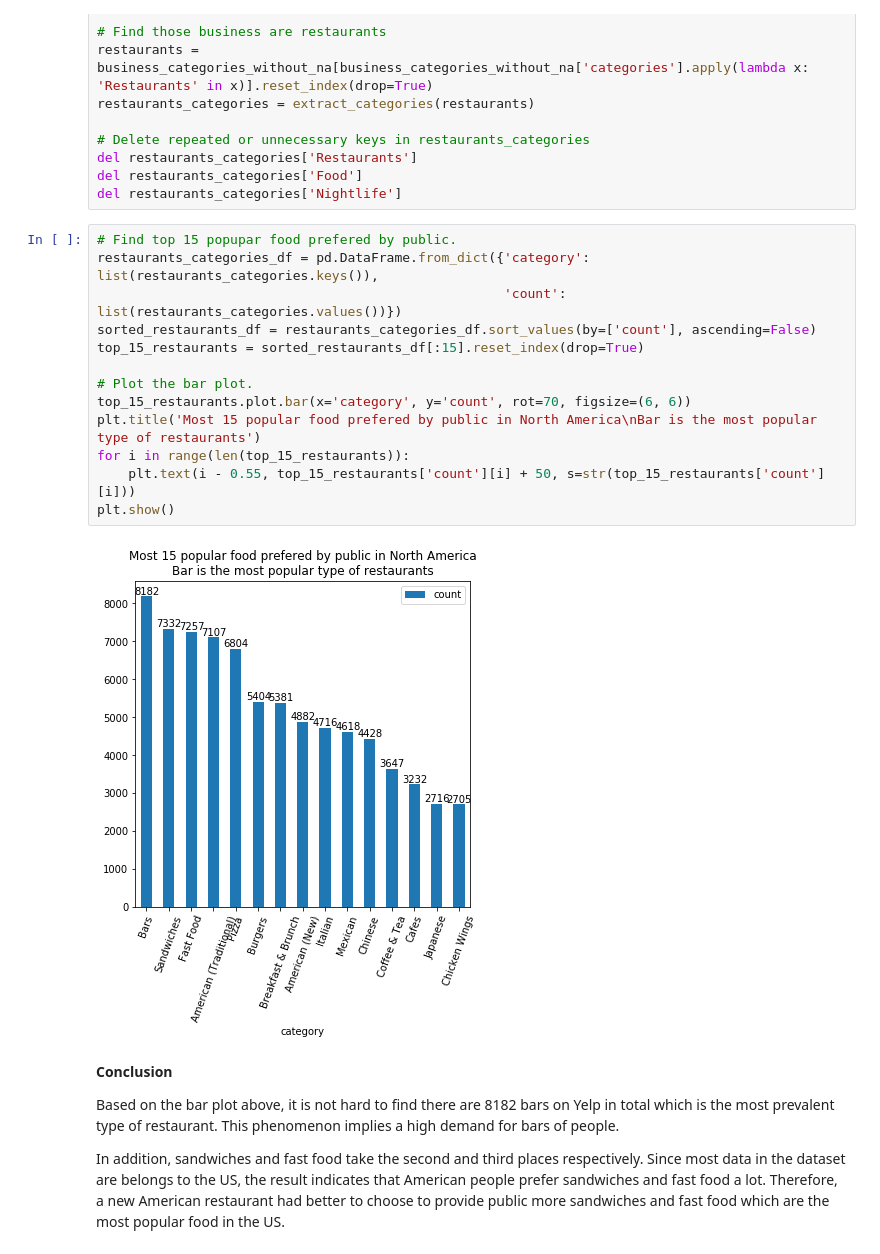
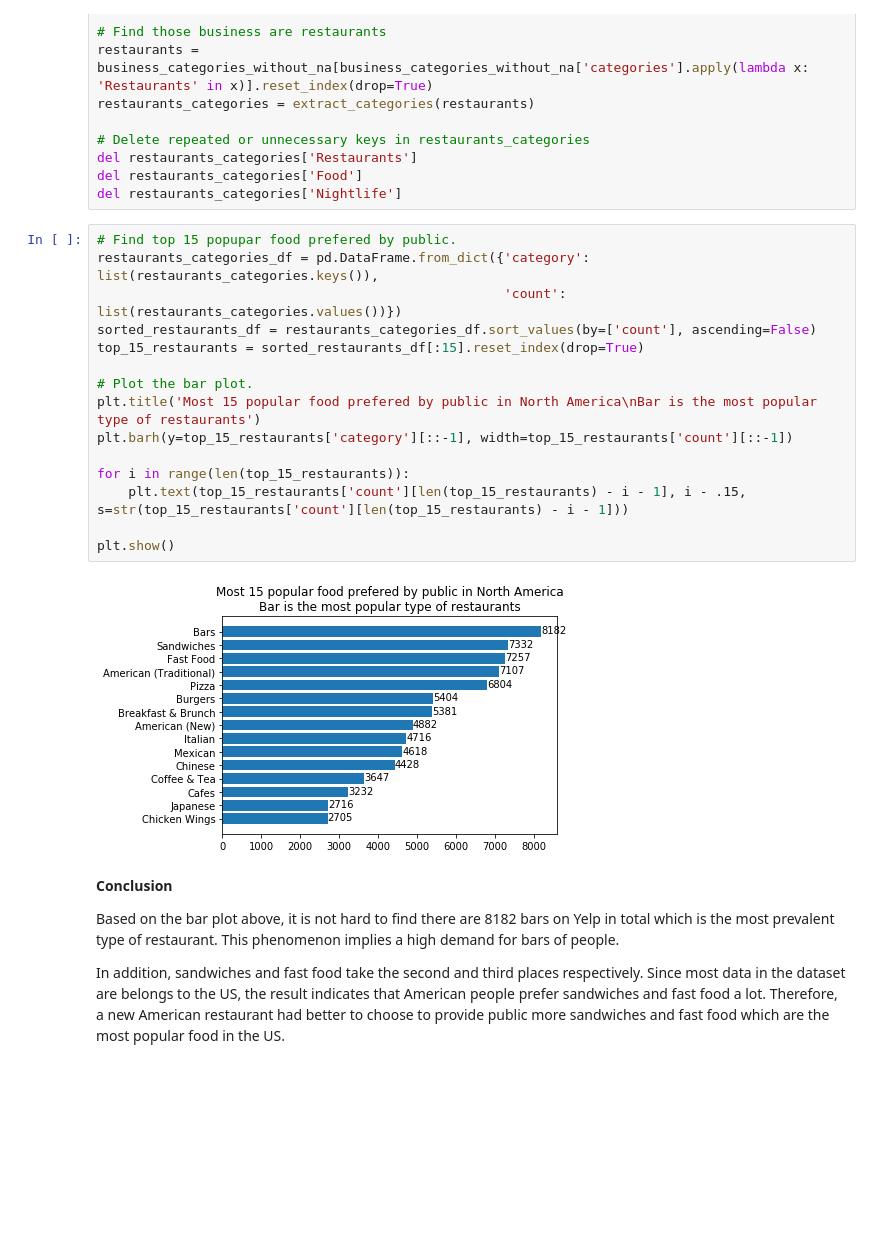
Before and after one commit to wsxwsx543/Yelp-Exploring, a Jupyter notebook: assignment2.ipynb, the cells around one changed output. Saved outputs shown, nothing was run; the diff lists cells and outputs as text; blank space fills up the shorter version.

Commit message:
Modify some visualizations

```diff
--- a/assignment2.ipynb
+++ b/assignment2.ipynb
@@ -320,18 +324,20 @@ del restaurants_categories['Nightlife']
 # %%
 # Find top 15 popupar food prefered by public.
 restaurants_categories_df = pd.DataFrame.from_dict({'category': list(restaurants_categories.keys()),
                                                     'count': list(restaurants_categories.values())})
 sorted_restaurants_df = restaurants_categories_df.sort_values(by=['count'], ascending=False)
 top_15_restaurants = sorted_restaurants_df[:15].reset_index(drop=True)
 
 # Plot the bar plot.
-top_15_restaurants.plot.bar(x='category', y='count', rot=70, figsize=(6, 6))
 plt.title('Most 15 popular food prefered by public in North America\nBar is the most popular type of restaurants')
+plt.barh(y=top_15_restaurants['category'][::-1], width=top_15_restaurants['count'][::-1])
+
 for i in range(len(top_15_restaurants)):
-    plt.text(i - 0.55, top_15_restaurants['count'][i] + 50, s=str(top_15_restaurants['count'][i]))
+    plt.text(top_15_restaurants['count'][len(top_15_restaurants) - i - 1], i - .15, s=str(top_15_restaurants['count'][len(top_15_restaurants) - i - 1]))
+
 plt.show()
 # %% [output]
-[figure, old version]
+[figure, new version]
 # %% [markdown]
 **Conclusion**
 
```
Also changed, not shown: parts of 13 cells of this notebook.
